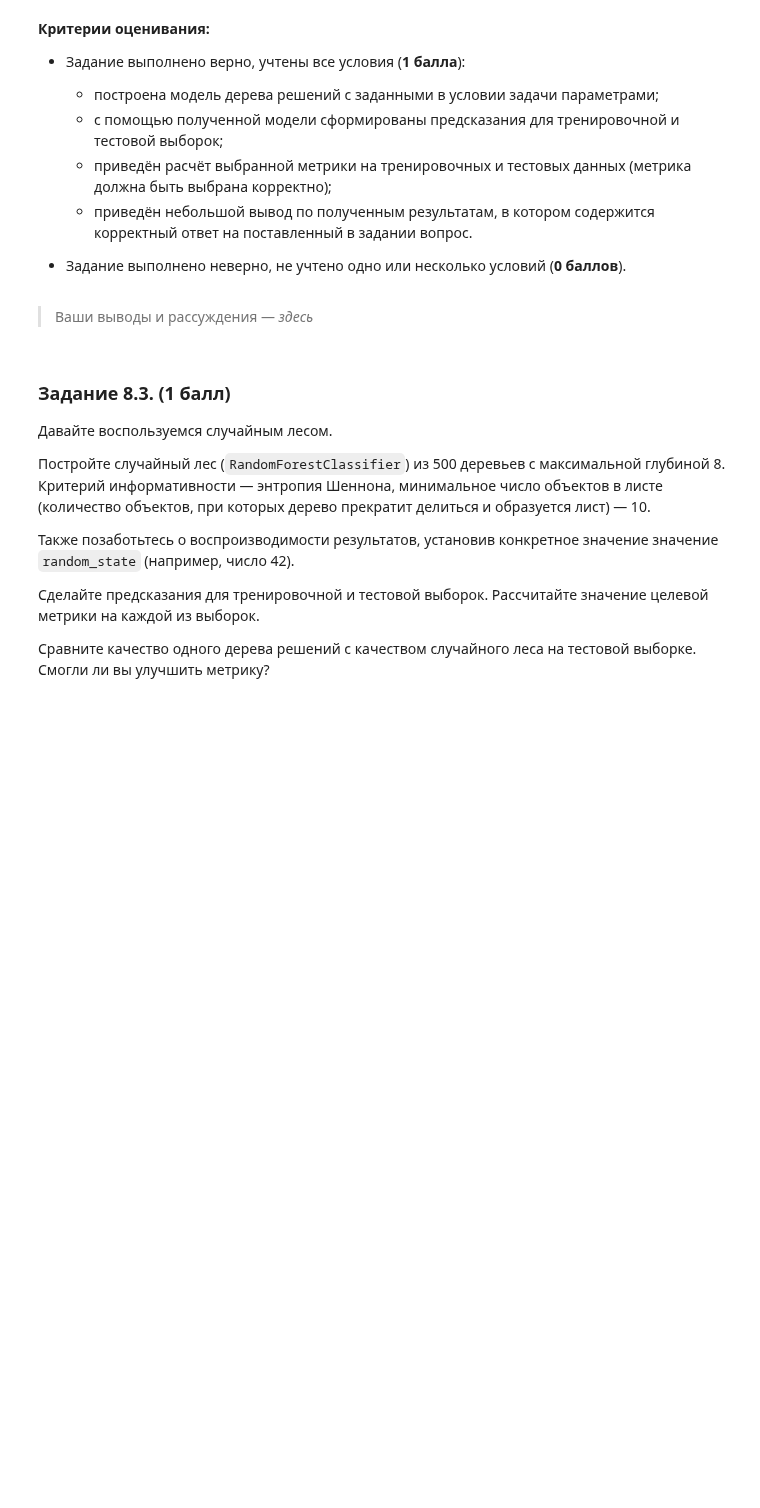
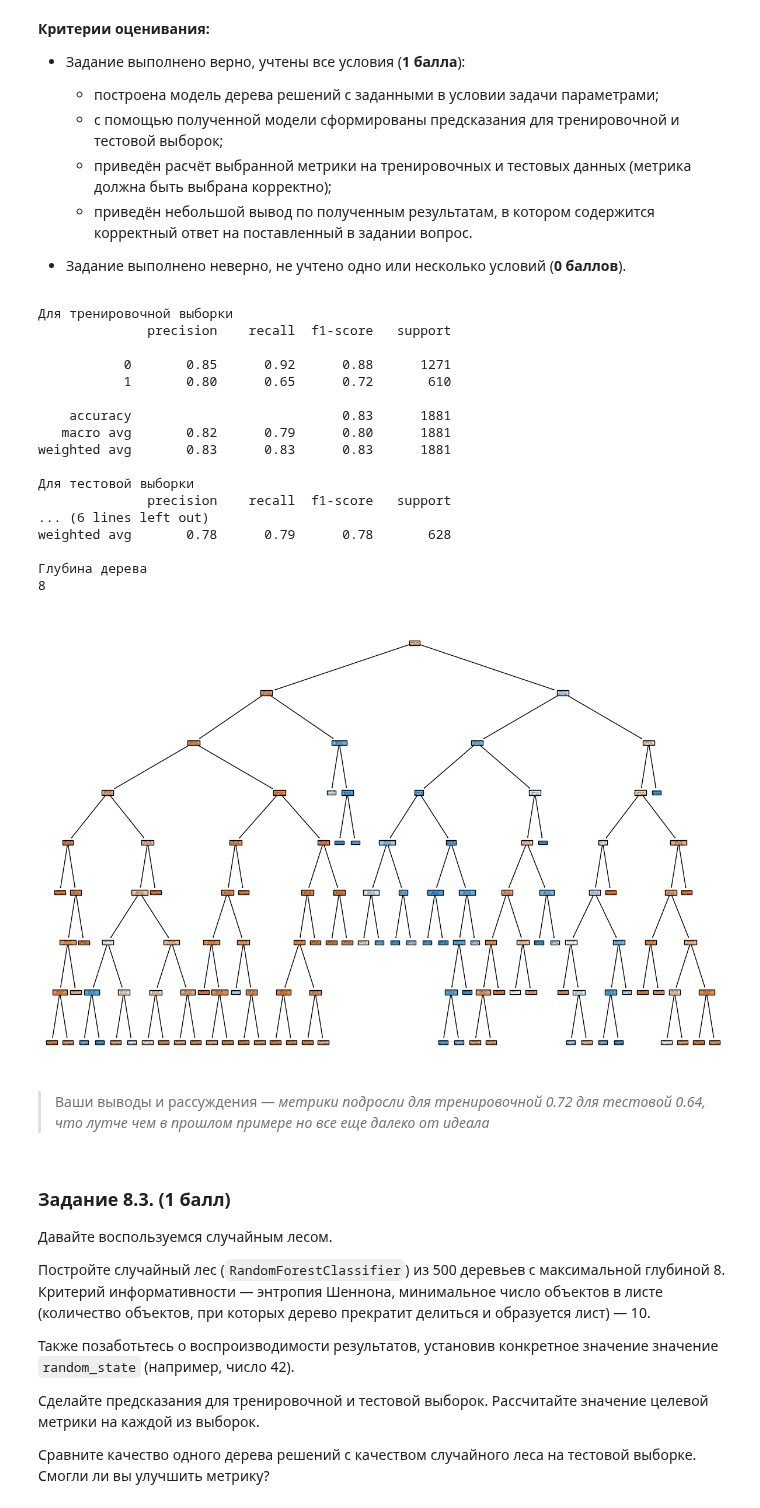
Before and after one commit to stas-as/Konspect-all, a Jupyter notebook: Конспекты/ML_3_Класификация/ML-3._Практика._Ноутбук-шаблон.ipynb, the cells around one changed output. Cells and saved outputs as stored; diff of their text form; code cells hidden in the pictures; blank space fills up the shorter version.

```diff
--- a/Конспекты/ML_3_Класификация/ML-3._Практика._Ноутбук-шаблон.ipynb
+++ b/Конспекты/ML_3_Класификация/ML-3._Практика._Ноутбук-шаблон.ipynb
@@ -742,9 +789,58 @@ from sklearn import ensemble
 
 - Задание выполнено неверно, не учтено одно или несколько условий (**0 баллов**).
 # %%
-# Ваш код здесь
+#Создаём объект класса DecisionTreeClassifier
+dt_clf_2d = tree.DecisionTreeClassifier(
+    criterion='entropy', #критерий информативности
+    max_depth=8, #максимальная глубина дерева
+    min_samples_leaf=10,
+    random_state=42 #генератор случайных чисел
+)
+#Обучаем дерево решений по алгоритму CART
+dt_clf_2d.fit(X_train, y_train)
+
+#Создаём фигуру для визуализации графа
+fig = plt.figure(figsize=(15, 10))
+#Строим граф дерева решений
+tree.plot_tree(
+    dt_clf_2d, #объект обученного дерева
+    feature_names=X_train.columns, #наименования факторов
+    class_names=["0 - Not Exited", "1 - Exited"], #имена классов
+    filled=True, #расцветка графа
+);
+y_pred = dt_clf_2d.predict(X_train)
+#Выводим отчёт о метриках классификации
+print("Для тренировочной выборки")
+print(metrics.classification_report(y_train, y_pred))
+
+y_predt = dt_clf_2d.predict(X_test)
+#Выводим отчёт о метриках классификации
+print("Для тестовой выборки")
+print(metrics.classification_report(y_test, y_predt))
+
+print("Глубина дерева")
+print(dt_clf_2d.get_depth())
+# %% [output]
+Для тренировочной выборки
+              precision    recall  f1-score   support
+
+           0       0.85      0.92      0.88      1271
+           1       0.80      0.65      0.72       610
+
+    accuracy                           0.83      1881
+   macro avg       0.82      0.79      0.80      1881
+weighted avg       0.83      0.83      0.83      1881
+
+Для тестовой выборки
+              precision    recall  f1-score   support
+... (6 lines left out)
+weighted avg       0.78      0.79      0.78       628
+
+Глубина дерева
+8
+[figure, added]
 # %% [markdown]
-> Ваши выводы и рассуждения — *здесь*
+> Ваши выводы и рассуждения — *метрики подросли для тренировочной 0.72 для тестовой 0.64, что лутче чем в прошлом примере но все еще далеко от идеала*
 # %% [markdown]
 ### Задание 8.3. (1 балл)
 
```
Also changed, not shown: parts of 7 cells of this notebook.
